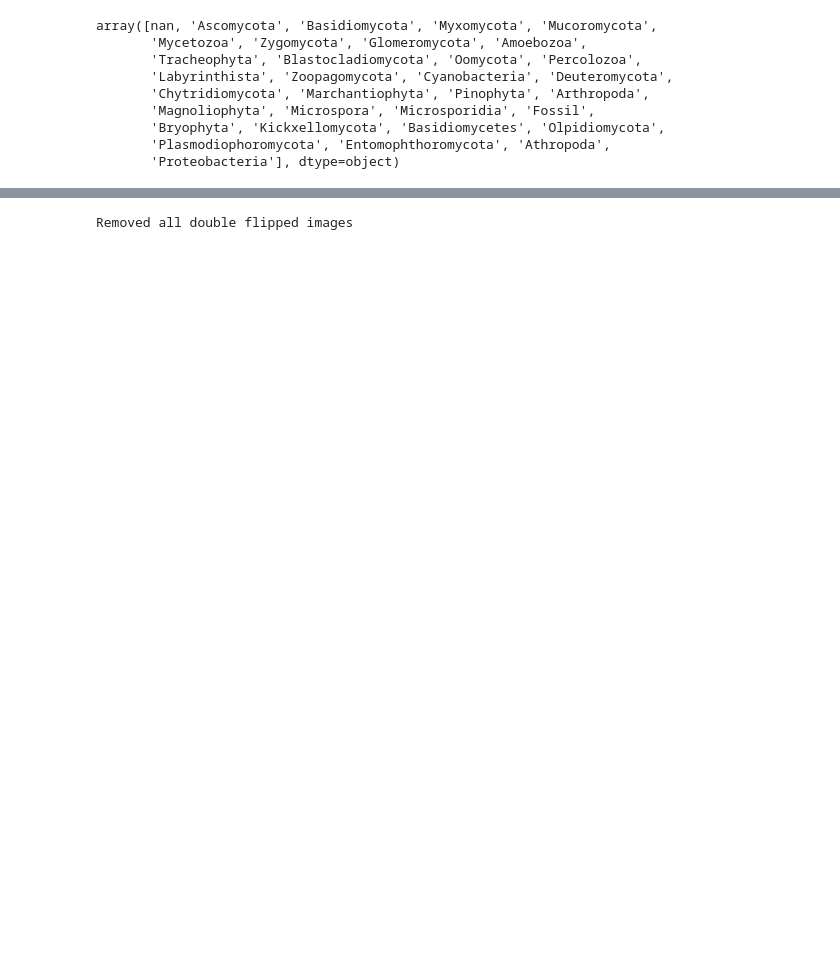
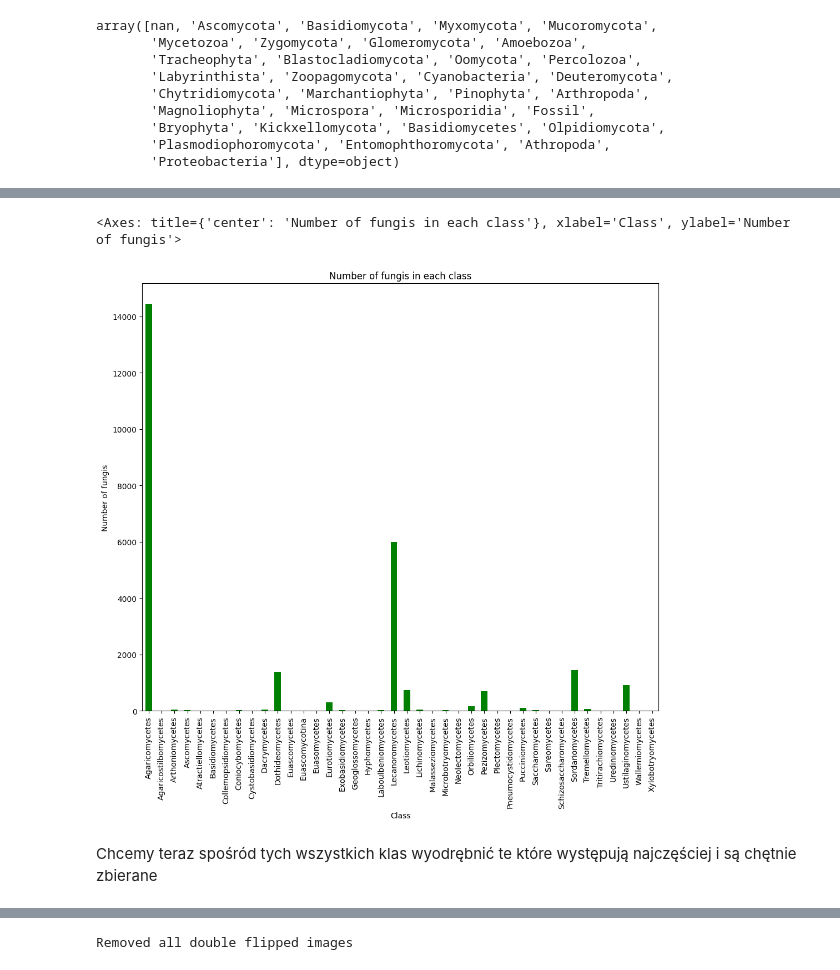
Before and after one commit to Bakkonrad/FungEye, a Jupyter notebook: FungEyeAi/Mushroom recognition fungi filtration.ipynb, the cells around one changed output, grey strips where cells are left out. Cells and saved outputs as stored; diff of their text form; code cells hidden in the pictures; blank space fills up the shorter version.

Commit message:
Filtering out mushrooms kingdoms, phylums and classes
Deleting unnecessary mushrooms which belonged to specific kingdom, phylums and classes.

```diff
--- a/FungEyeAi/Mushroom recognition fungi filtration.ipynb
+++ b/FungEyeAi/Mushroom recognition fungi filtration.ipynb
@@ -26,7 +26,7 @@ len(subdirs)
 # %% [markdown]
 Now we check whether the mushrooms actually belong to mushrooms (are in Fungi kingdom)
 # %%
-fungus_types_csv = pd.read_csv("name_classifications.csv", delimiter="\t")
+fungus_types_csv = pd.read_csv("mushrooms_dataset/name_classifications.csv", delimiter="\t")
 fungus_types_df = pd.DataFrame(fungus_types_csv)
 fungus_types_df
 # %% [output]
@@ -198,3 +216,6 @@ array([nan, 'Ascomycota', 'Basidiomycota', 'Myxomycota', 'Mucoromycota',
        'Bryophyta', 'Kickxellomycota', 'Basidiomycetes', 'Olpidiomycota',
        'Plasmodiophoromycota', 'Entomophthoromycota', 'Athropoda',
        'Proteobacteria'], dtype=object)
+# %%
+fungus_phylums_counts = fungus_types_df['phylum'].value_counts()
+fungus_phylums_counts
@@ -200,0 +242,11 @@ array([nan, 'Ascomycota', 'Basidiomycota', 'Myxomycota', 'Mucoromycota',
+# %%
+#We do similar thing as we did with the non fungi kingdoms. We can get the mushroom names based on their phylum that we got from the fungus_phyllums dataframe
+#and we delete those which are not Basidiomycota or Ascomycota
+del_phylum_list = []
+
+del_phylum_names = fungus_phylums_counts.index[2:]
+del_phylum_names_df = fungus_types_df[fungus_types_df['phylum'].isin(del_phylum_names)]
+
+for id in del_phylum_names_df['name_id']:
+    del_phylum_list.append(fungus_genus_names_df[fungus_genus_names_df['id'] == id]['text_name'].values[0])
+del_phylum_list
@@ -200,0 +335,5 @@ array([nan, 'Ascomycota', 'Basidiomycota', 'Myxomycota', 'Mucoromycota',
+# %%
+#First we can delete from the fungus_types_df the non-fungus types and the fungi phylums that are not Basidiomycota or Ascomycota
+fungus_types_df = fungus_types_df.drop(fungus_types_df[fungus_types_df['family'].isin(non_fungus_families)].index)
+fungus_types_df = fungus_types_df.drop(fungus_types_df[fungus_types_df['phylum'].isin(del_phylum_names)].index)
+fungus_types_df
@@ -200,0 +375,10 @@ array([nan, 'Ascomycota', 'Basidiomycota', 'Myxomycota', 'Mucoromycota',
+# %%
+#We can make a plot of the number of fungis in each class, we will use the name_id to see how many fungis are in each class
+fungus_classes_counts = fungus_types_df['class'].value_counts()
+fungus_classes_counts = fungus_classes_counts.sort_index()
+fungus_classes_counts.plot(kind='bar', figsize=(12, 10), title='Number of fungis in each class', xlabel='Class', ylabel='Number of fungis', color='green')
+# %% [output]
+<Axes: title={'center': 'Number of fungis in each class'}, xlabel='Class', ylabel='Number of fungis'>
+[figure, added]
+# %% [markdown]
+Chcemy teraz spośród tych wszystkich klas wyodrębnić te które występują najczęściej i są chętnie zbierane
```
Also changed, not shown: parts of 30 cells of this notebook.
